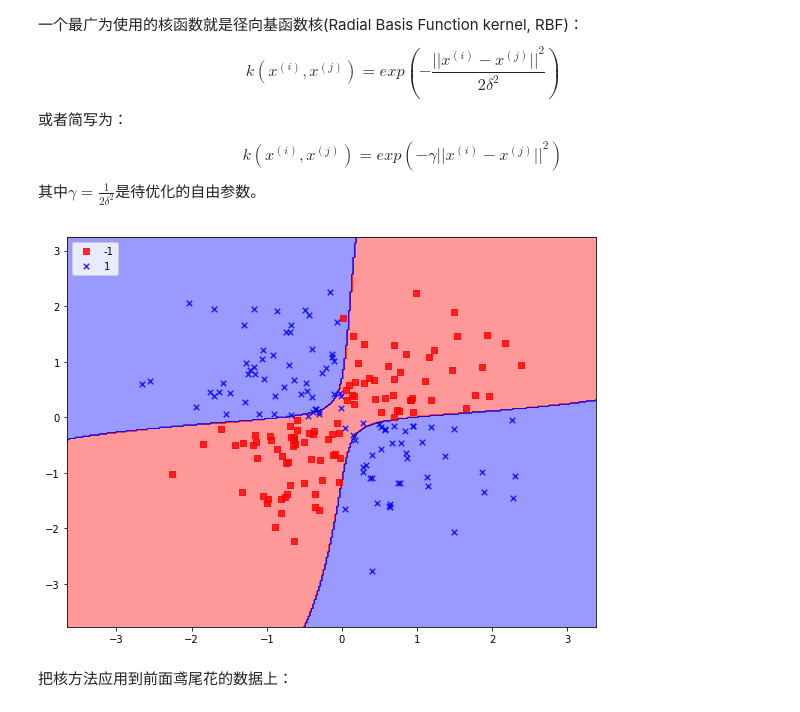
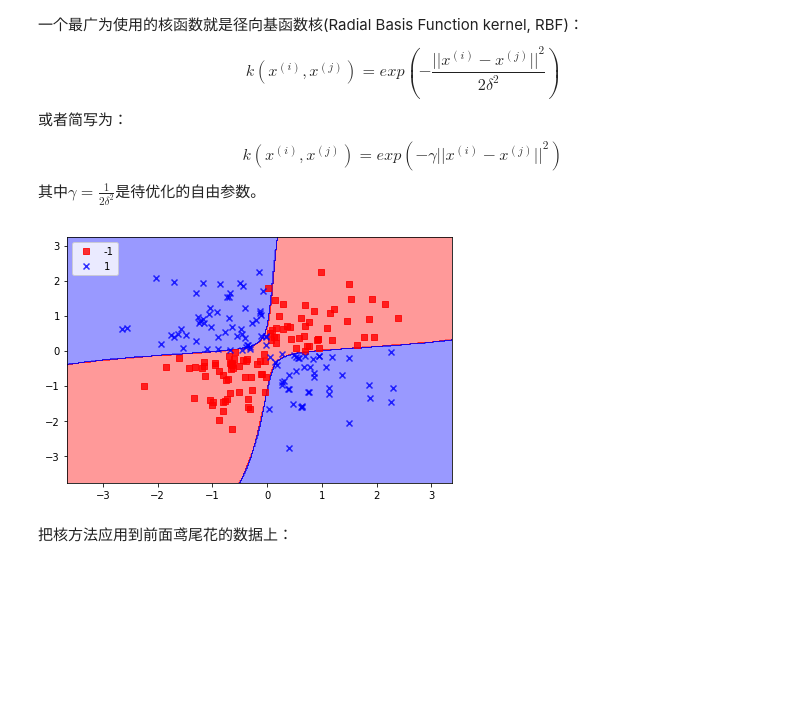
Before and after one commit to ViperBling/PythonML, a Jupyter notebook: ch03/Ch03.ipynb, the cells around one changed output. Saved outputs shown, nothing was run; the diff lists cells and outputs as text; code cells hidden in the pictures; blank space fills up the shorter version.

```diff
--- a/ch03/Ch03.ipynb
+++ b/ch03/Ch03.ipynb
@@ -106,7 +108,7 @@ def plot_decision_regions(X, y, classifier, test_idx=None, resolution=0.02):
 
     for idx, cl in enumerate(np.unique(y)):
         plt.scatter(x=X[y == cl, 0], y=X[y == cl, 1],
-                    alpha=0.8, color=cmap(idx), s=30,
+                    alpha=0.8, color=cmap(idx),
                     marker=markers[idx], label=cl)
 
     # 高亮显示测试数据
@@ -125,7 +127,7 @@ def plot_decision_regions(X, y, classifier, test_idx=None, resolution=0.02):
                     color='cyan',
                     alpha=0.6,
                     linewidths=1,
-                    marker='v',
+                    marker='^',
                     s=30, label='test set')
 # %%
 # 把测试集和训练集组合在一起
@@ -347,14 +349,14 @@ $$k(x^{(i)}, x^{(j)})=exp(-\gamma{||x^{(i)} - x^{(j)}||}^2)$$
 # %%
 # 把kernel参数改为rbf
 svm = SVC(kernel='rbf', random_state=0, gamma=0.10, C=10.0)
 svm.fit(X_xor, y_xor)
-plt.figure(figsize=(8, 6))
+plt.figure()
 plot_decision_regions(X_xor, y_xor, classifier=svm)
 plt.legend(loc='upper left')
 plt.tight_layout()
 plt.show()
 # %% [output]
-[figure, old version]
+[figure, new version]
 # %% [markdown]
 把核方法应用到前面鸢尾花的数据上：
 # %%
```
Also changed, not shown: parts of 11 cells of this notebook.
